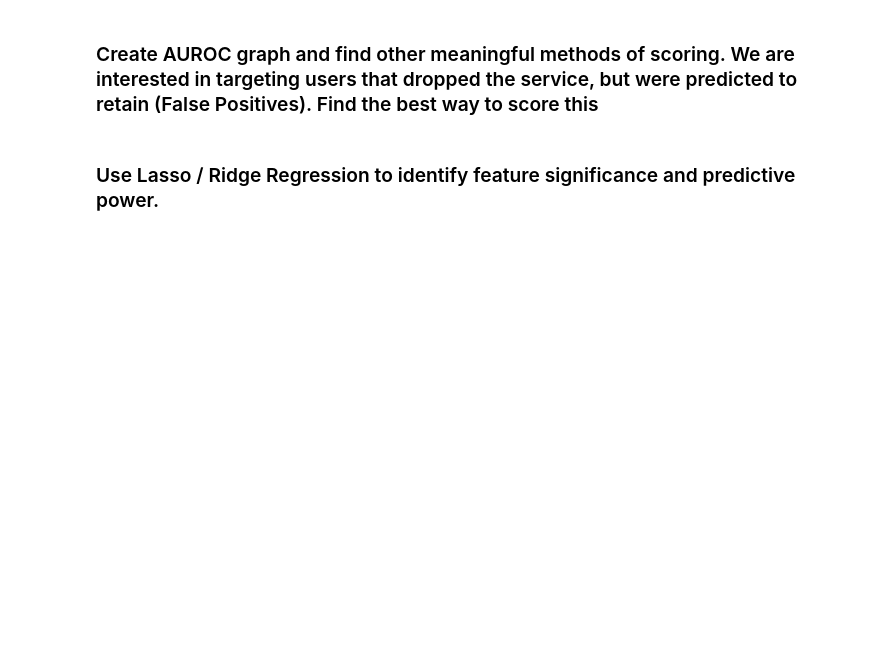
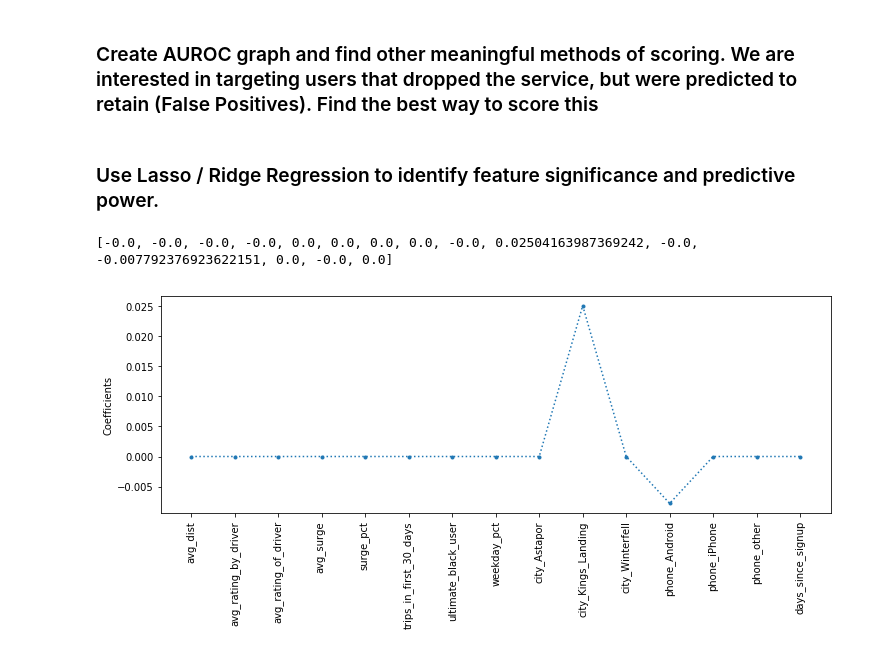
Before and after one commit to AHalarewicz/UltimateDataScienceChallenge, a Jupyter notebook: notebooks/part_3_predictive_modeling.ipynb, the cells around one changed output. Cells and saved outputs as stored; diff of their text form; code cells hidden in the pictures; blank space fills up the shorter version.

```diff
--- a/notebooks/part_3_predictive_modeling.ipynb
+++ b/notebooks/part_3_predictive_modeling.ipynb
@@ -256,3 +287,18 @@ rider_df.retained.mean()
 ### Create AUROC graph and find other meaningful methods of scoring. We are interested in targeting users that dropped the service, but were predicted to retain (False Positives). Find the best way to score this
 # %% [markdown]
 ### Use Lasso / Ridge Regression to identify feature significance and predictive power.
+# %%
+from sklearn.linear_model import Lasso
+
+lasso = Lasso(alpha=0.1)
+lasso_coef = lasso.fit(X_train_lr, y_train_lr).coef_
+print(list(lasso_coef))
+
+
+_ = plt.figure(figsize=(12,4))
+_ = plt.plot(range(len(features)), lasso_coef, marker='.', linestyle=':')
+_ = plt.xticks(range(len(features)), features, rotation=90)
+_ = plt.ylabel('Coefficients')
+# %% [output]
+[-0.0, -0.0, -0.0, -0.0, 0.0, 0.0, 0.0, 0.0, -0.0, 0.02504163987369242, -0.0, -0.007792376923622151, 0.0, -0.0, 0.0]
+[figure, added]
```
Also changed, not shown: parts of 34 cells of this notebook.
